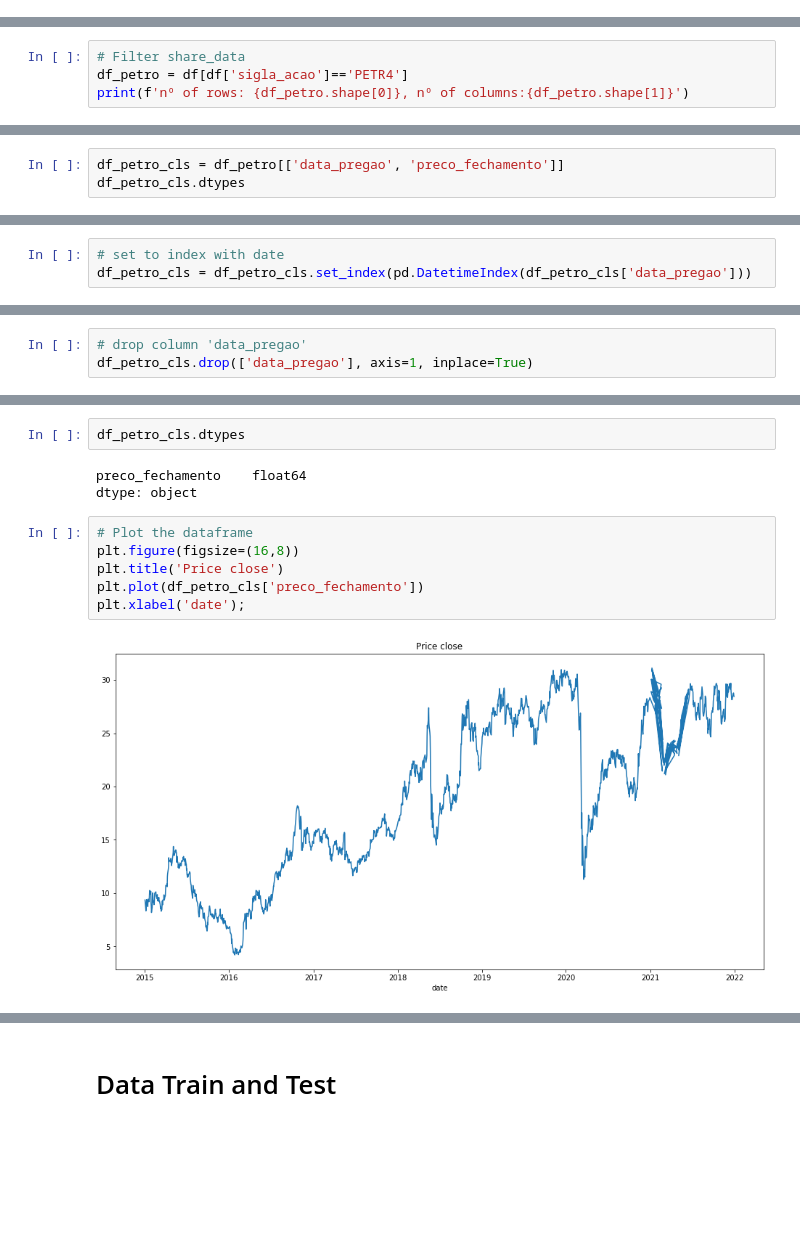
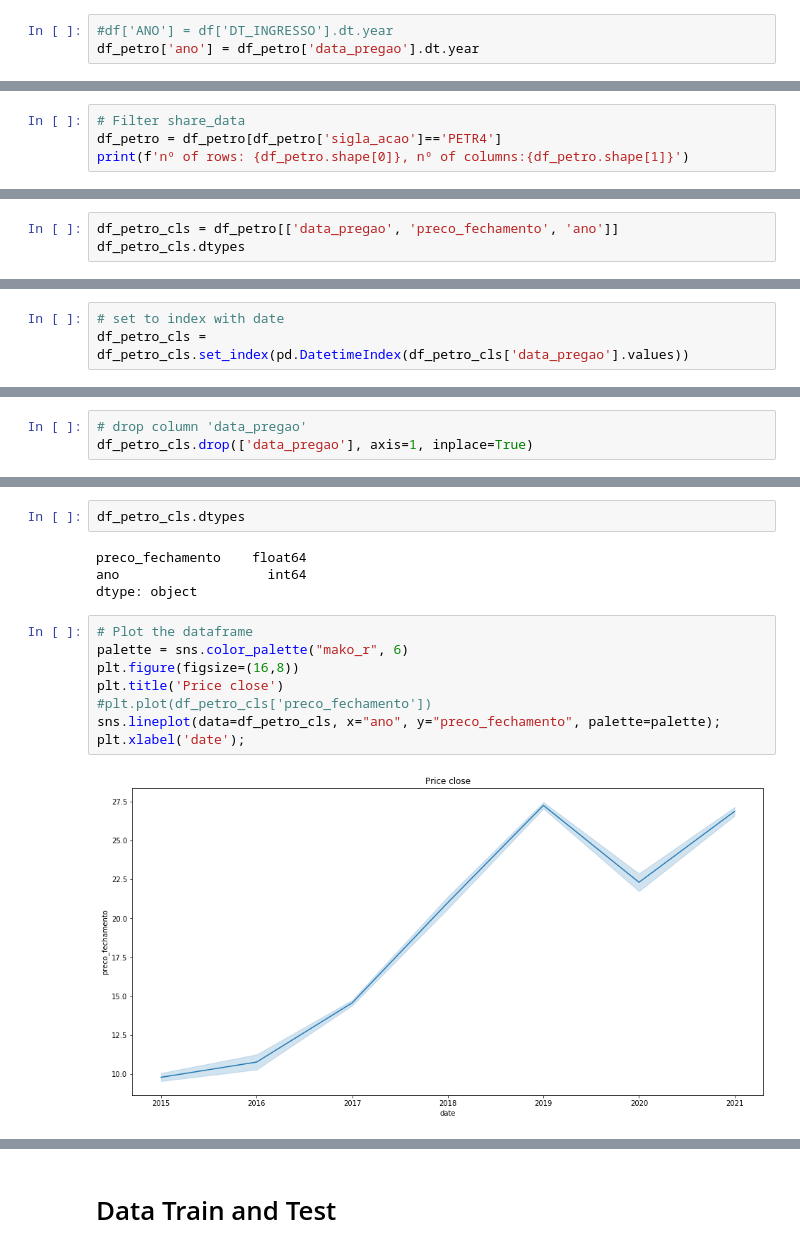
Before and after one commit to BrunoGeraldine/B3_predict_share_bmg, a Jupyter notebook: notebook/c04_b3_prediction_with_Keras_Tensorflow.ipynb, the cells around one changed output, grey strips where cells are left out. Saved outputs shown, nothing was run; the diff lists cells and outputs as text; blank space fills up the shorter version.

```diff
--- a/notebook/c04_b3_prediction_with_Keras_Tensorflow.ipynb
+++ b/notebook/c04_b3_prediction_with_Keras_Tensorflow.ipynb
@@ -69,5 +69,8 @@ df_petro = df.copy()
 # %%
 df_petro['data_pregao'] = pd.to_datetime(df_petro['data_pregao'], format='%Y-%m-%d')
+# %%
+#df['ANO'] = df['DT_INGRESSO'].dt.year
+df_petro['ano'] = df_petro['data_pregao'].dt.year
 # %%
 df_petro.dtypes
 # %% [output]
@@ -86,6 +106,6 @@ dtype: object
 # Select only one share to predict
 # %%
 # Filter share_data
-df_petro = df[df['sigla_acao']=='PETR4']
+df_petro = df_petro[df_petro['sigla_acao']=='PETR4']
 print(f'nº of rows: {df_petro.shape[0]}, nº of columns:{df_petro.shape[1]}')
 # %% [output]
@@ -93,4 +113,4 @@ nº of rows: 1730, nº of columns:10
 # %%
-df_petro_cls = df_petro[['data_pregao', 'preco_fechamento']]
+df_petro_cls = df_petro[['data_pregao', 'preco_fechamento', 'ano']]
 df_petro_cls.dtypes
 # %% [output]
@@ -99,7 +120,7 @@ preco_fechamento    float64
 dtype: object
 # %%
 # set to index with date
-df_petro_cls = df_petro_cls.set_index(pd.DatetimeIndex(df_petro_cls['data_pregao']))
+df_petro_cls = df_petro_cls.set_index(pd.DatetimeIndex(df_petro_cls['data_pregao'].values))
 # %%
 df_petro_cls.tail()
 # %% [output]
@@ -125,13 +145,16 @@ df_petro_cls.tail().reset_index()
-# %%
-df_petro_cls.dtypes
-# %% [output]
-preco_fechamento    float64
-dtype: object
+# %%
+df_petro_cls.dtypes
+# %% [output]
+preco_fechamento    float64
+ano                   int64
+dtype: object
 # %%
 # Plot the dataframe
+palette = sns.color_palette("mako_r", 6)
 plt.figure(figsize=(16,8))
 plt.title('Price close')
-plt.plot(df_petro_cls['preco_fechamento'])
+#plt.plot(df_petro_cls['preco_fechamento'])
+sns.lineplot(data=df_petro_cls, x="ano", y="preco_fechamento", palette=palette);
 plt.xlabel('date');
 # %% [output]
-[figure, old version]
+[figure, new version]
```
Also changed, not shown: parts of 24 cells of this notebook.
